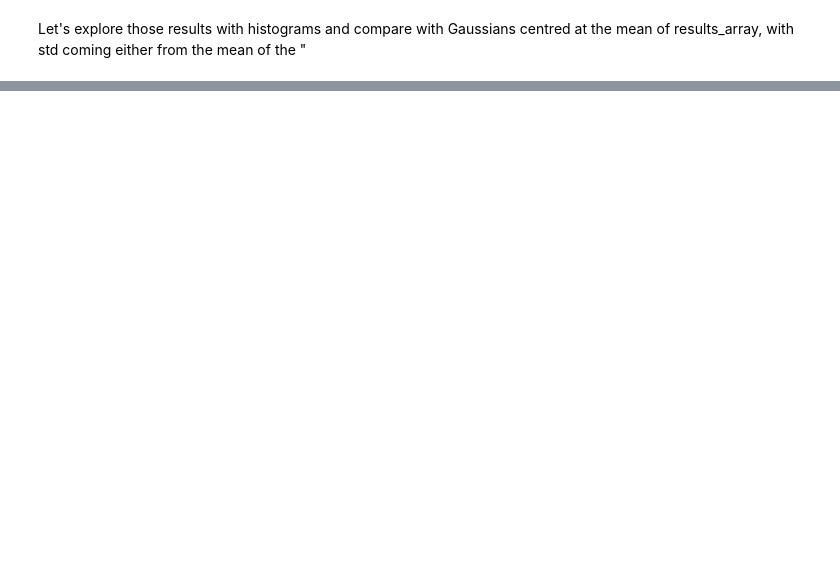
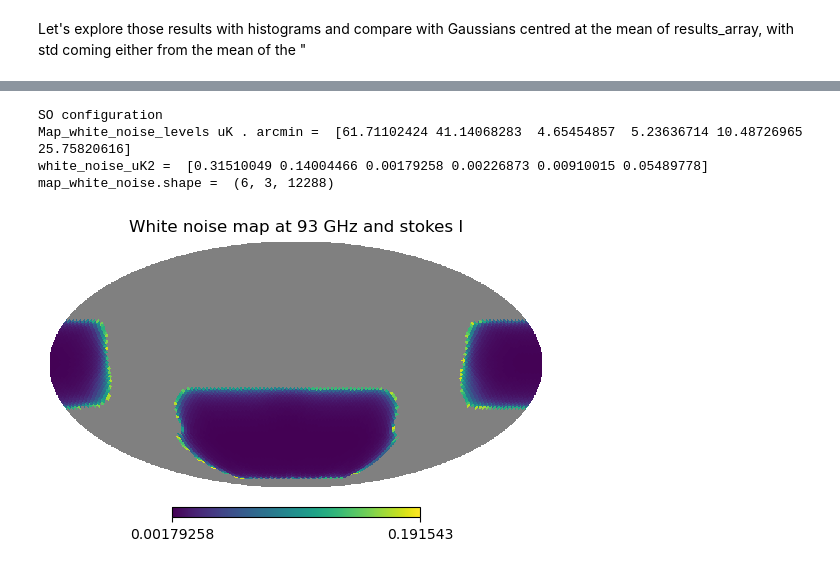
Before and after one commit to CMBSciPol/Megatop, a Jupyter notebook: noise_cov_testing.ipynb, the cells around one changed output, grey strips where cells are left out. Cells and saved outputs as stored; diff of their text form; code cells hidden in the pictures; blank space fills up the shorter version.

```diff
--- a/noise_cov_testing.ipynb
+++ b/noise_cov_testing.ipynb
@@ -745,0 +722,37 @@ array([[1.51225292e-09, 1.16295721e-09],
+# %%
+import megatop.V3calc as V3
+nhits_map_250 = meta_250.read_hitmap()
+nhits_map_rescaled_250 = nhits_map_250 / max(nhits_map_250)
+
+# Computing the white noise level
+fsky_mask250 = sum(binary_mask250) / len(binary_mask250)
+ell, N_ell_P_SA, Map_white_noise_levels = V3.so_V3_SA_noise(
+        sensitivity_mode = meta_250.general_pars['sensitivity_mode'],
+        one_over_f_mode = 2, # fixed to None since we only use white noise here
+        SAC_yrs_LF = meta_250.general_pars['SAC_yrs_LF'], f_sky = fsky_mask250,
+        ell_max = meta_250.general_pars['lmax'], delta_ell=1,
+        beam_corrected=False, remove_kluge=False, CMBS4='')
+
+# Conversion from uK.arcmin to (uK)**2
+print('Map_white_noise_levels uK . arcmin = ', Map_white_noise_levels)
+white_noise_uK2 = ( Map_white_noise_levels / hp.nside2resol(meta_250.nside, arcmin=True))**2
+print('white_noise_uK2 = ', white_noise_uK2)
+
+# Creating a map out of white noise level (no randomness just smooth map)
+map_white_noise = white_noise_uK2.reshape(white_noise_uK2.shape[0],1,1) *  np.ones( freq_maps_masked_afterpreproc250.shape )
+print('map_white_noise.shape = ', map_white_noise.shape)
+
+# rescaling with nhits
+map_white_noise_nhits = map_white_noise / nhits_map_rescaled_250
+map_white_noise_nhits[..., np.where(binary_mask250 == 0)[0]] = hp.UNSEEN
+# %% [output]
+SO configuration
+Map_white_noise_levels uK . arcmin =  [61.71102424 41.14068283  4.65454857  5.23636714 10.48726965 25.75820616]
+white_noise_uK2 =  [0.31510049 0.14004466 0.00179258 0.00226873 0.00910015 0.05489778]
+map_white_noise.shape =  (6, 3, 12288)
+# %%
+# Plotting one of the resulting noise covariance map
+hp.mollview(map_white_noise_nhits[2,1], title='White noise map at 93 GHz and stokes I', hold=True)
+plt.show()
+# %% [output]
+[figure, added]
```
Also changed, not shown: parts of 25 cells of this notebook, 4 other files.
